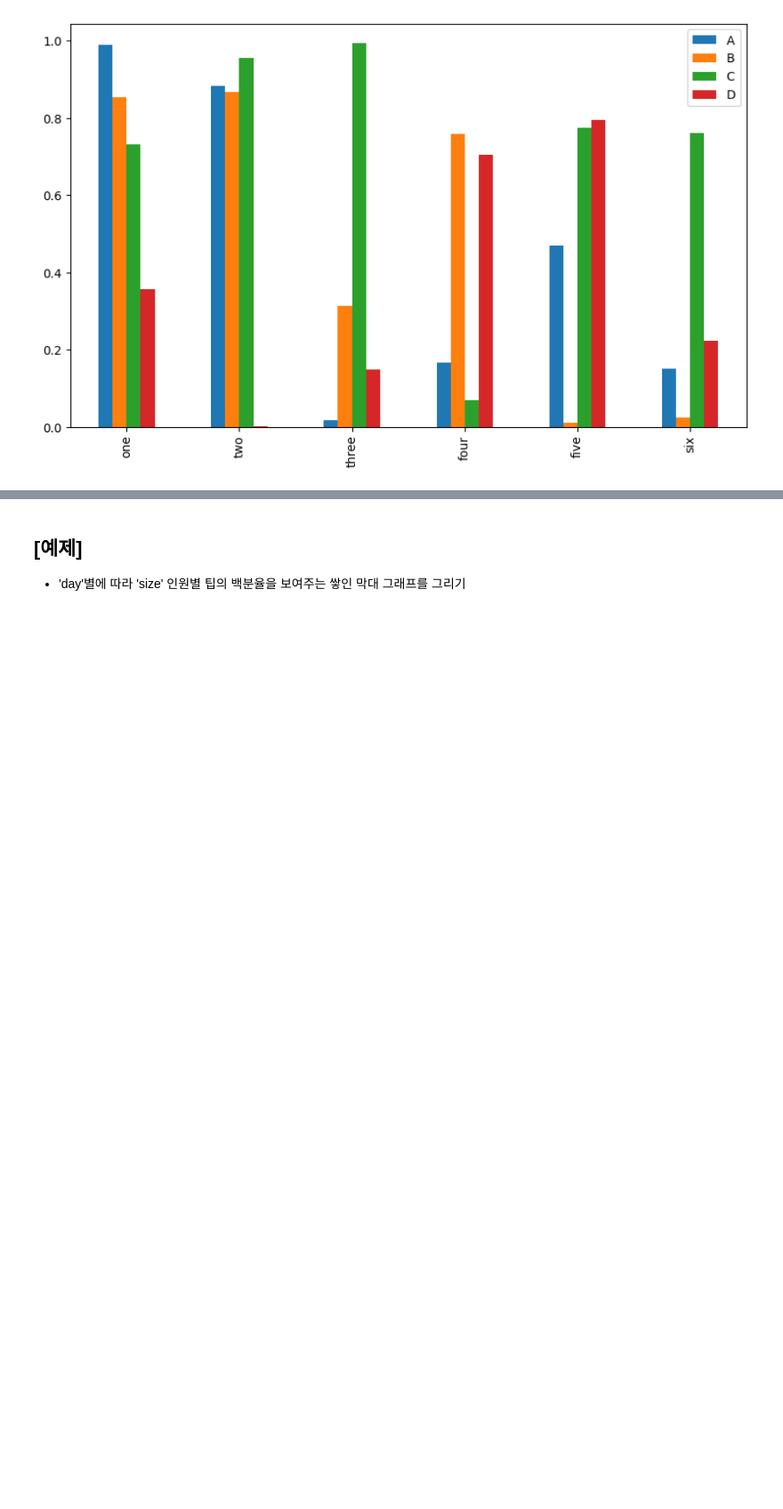
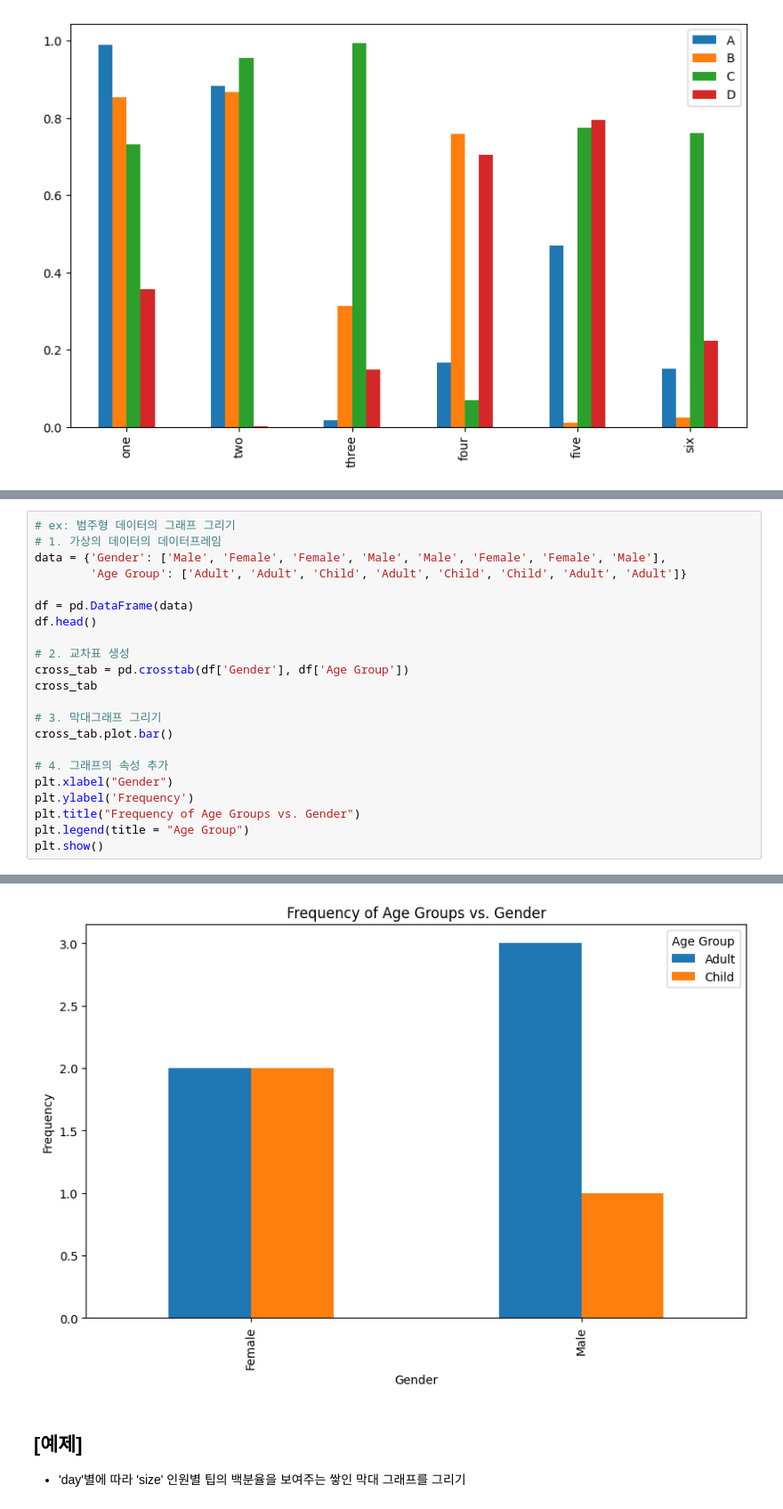
Before and after one commit to KXEN1/python_basic, a Jupyter notebook: data_analysis_4_30_class.ipynb, the cells around one changed output, grey strips where cells are left out. Shown at 89% size. Cells and saved outputs as stored; diff of their text form; blank space fills up the shorter version.

```diff
--- a/data_analysis_4_30_class.ipynb
+++ b/data_analysis_4_30_class.ipynb
@@ -411,3 +411,26 @@ findfont: Font family 'Malgun Gothic' not found.
 findfont: Font family 'Malgun Gothic' not found.
 findfont: Font family 'Malgun Gothic' not found.
 [figure]
+# %%
+# ex: 범주형 데이터의 그래프 그리기
+# 1. 가상의 데이터의 데이터프레임
+data = {'Gender': ['Male', 'Female', 'Female', 'Male', 'Male', 'Female', 'Female', 'Male'],
+        'Age Group': ['Adult', 'Adult', 'Child', 'Adult', 'Child', 'Child', 'Adult', 'Adult']}
+
+df = pd.DataFrame(data)
+df.head()
+
+# 2. 교차표 생성
+cross_tab = pd.crosstab(df['Gender'], df['Age Group'])
+cross_tab
+
+# 3. 막대그래프 그리기
+cross_tab.plot.bar()
+
+# 4. 그래프의 속성 추가
+plt.xlabel("Gender")
+plt.ylabel('Frequency')
+plt.title("Frequency of Age Groups vs. Gender")
+plt.legend(title = "Age Group")
+plt.show()
+# %% [output]
@@ -414,3 +454,4 @@ findfont: Font family 'Malgun Gothic' not found.
+[figure, added]
 # %% [markdown]
 ## [예제]
 * 'day'별에 따라 'size' 인원별 팁의 백분율을 보여주는 쌓인 막대 그래프를 그리기
```
Also changed, not shown: parts of 3 cells of this notebook.
